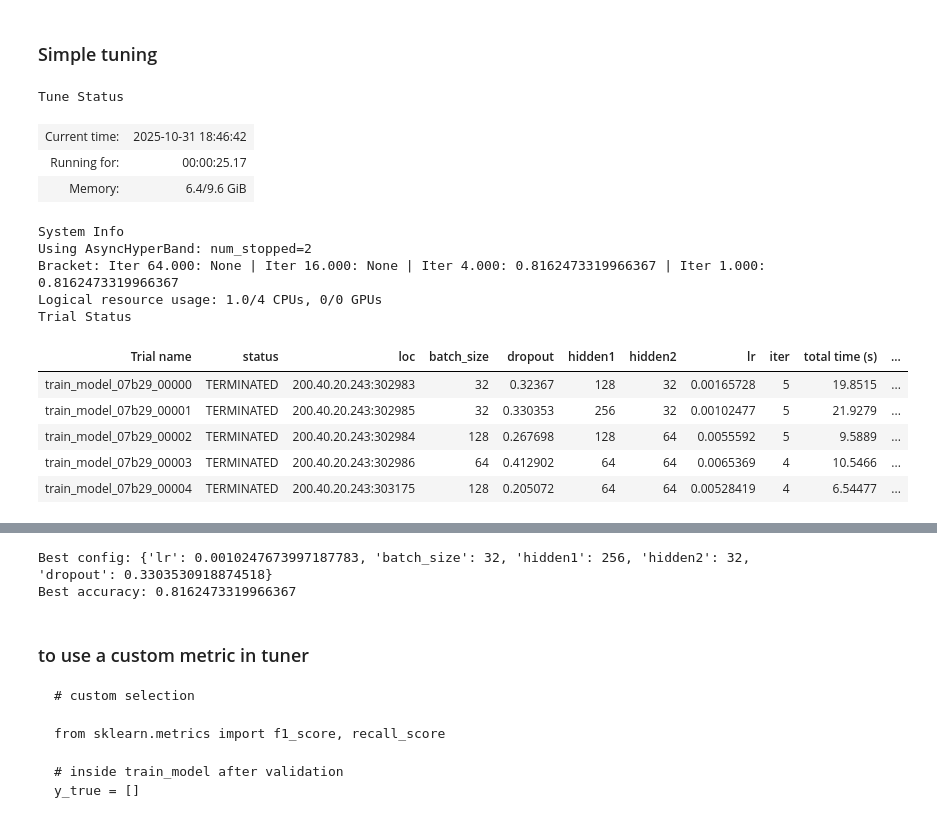
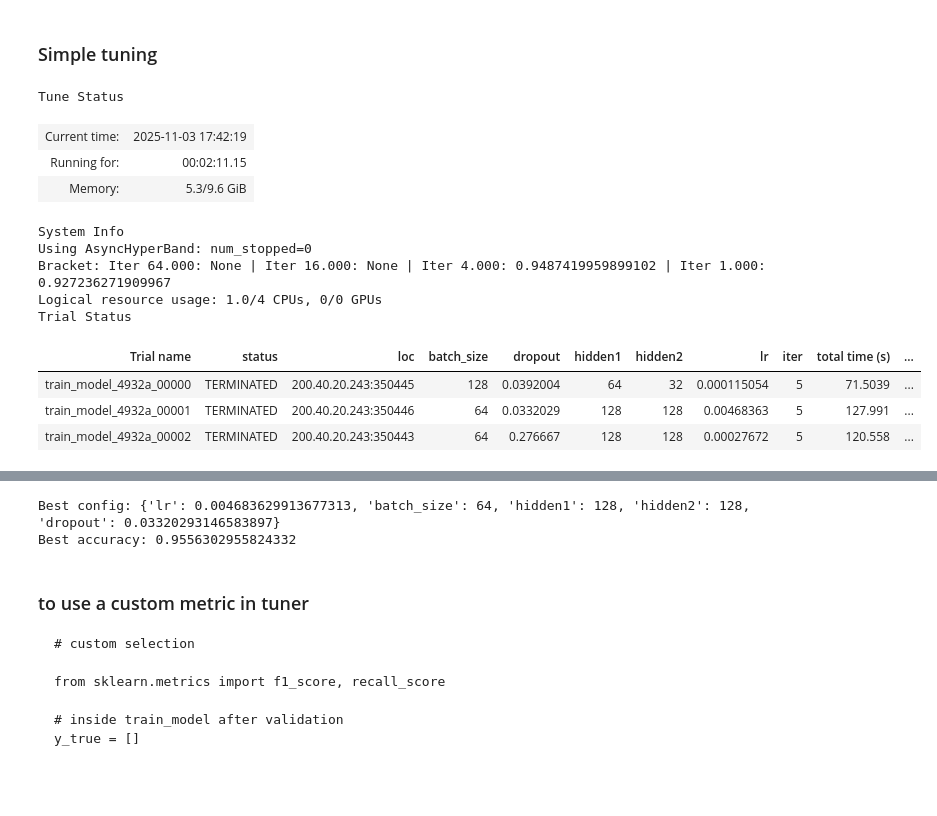
Before and after one commit to MNGARCIA085/AI-Driven-Network-Security, a Jupyter notebook: notebooks/EDA and Quick Prototyping.ipynb, the cells around one changed output, grey strips where cells are left out. Saved outputs shown, nothing was run; the diff lists cells and outputs as text; code cells hidden in the pictures; blank space fills up the shorter version.

```diff
--- a/notebooks/EDA and Quick Prototyping.ipynb
+++ b/notebooks/EDA and Quick Prototyping.ipynb
@@ -222,5 +143,0 @@ df.shape
-# %%
-# we have no mjssing values but if i had i can use:
-# Drop columns where >50% values are missing
-threshold = 0.5
-df = df.loc[:, df.isna().mean() < threshold]
@@ -547,15 +531,0 @@ X_val_scaled = pd.DataFrame(scaler.transform(X_val), columns=X_val.columns)
-# %%
-# -----------------------------
-# Convert data to PyTorch tensors
-# -----------------------------
-X_train_tensor = torch.tensor(X_train_scaled.values, dtype=torch.float32)
-y_train_tensor = torch.tensor(y_train.values, dtype=torch.long)
-
-X_val_tensor = torch.tensor(X_val_scaled.values, dtype=torch.float32)
-y_val_tensor = torch.tensor(y_val.values, dtype=torch.long)
-
-train_dataset = TensorDataset(X_train_tensor, y_train_tensor)
-val_dataset = TensorDataset(X_val_tensor, y_val_tensor)
-
-train_loader = DataLoader(train_dataset, batch_size=64, shuffle=True)
-val_loader = DataLoader(val_dataset, batch_size=64, shuffle=False)
@@ -583,6 +588,5 @@ model = SimpleNN(input_size, num_classes)
 # %%
 import copy
-
 
 # -----------------------------
 # Loss and optimizer
@@ -591,10 +595,10 @@ criterion = nn.CrossEntropyLoss()
 optimizer = optim.Adam(model.parameters(), lr=0.001)
 
 # -----------------------------
-# 4️⃣ Training loop with Early Stopping
+# Training loop with Early Stopping
 # -----------------------------
-num_epochs = 15
-patience = 5  # stop if val accuracy does not improve after 5 epochs
+num_epochs = 10
+patience = 3  # stop if val accuracy does not improve after 5 epochs
 best_val_acc = 0
 epochs_no_improve = 0
 best_model = copy.deepcopy(model.state_dict())
@@ -654,13 +655,14 @@ Epoch 15/15, Validation Accuracy: 0.9795
 # %%
 # -----------------------------
-# 5️⃣ Evaluate on validation set
+# Evaluate on validation set
 # -----------------------------
+
 model.eval()
 with torch.no_grad():
-    y_val_pred_probs = model(X_val_tensor)
+    y_val_pred_probs = model(torch.tensor(X_val, dtype=torch.float32))
     y_val_pred = torch.argmax(y_val_pred_probs, 1)
 
-y_val_true = y_val_tensor.numpy()
+y_val_true = y_val #y_val_tensor
 y_val_pred = y_val_pred.numpy()
 
 # Classification report
@@ -673,9 +675,9 @@ print("\nConfusion Matrix:\n")
 print(pd.DataFrame(cm, index=range(num_classes), columns=range(num_classes)))
 
 # -----------------------------
-# 6️⃣ ROC curve (One-vs-Rest)
+# ROC curve (One-vs-Rest)
 # -----------------------------
-y_val_onehot = nn.functional.one_hot(y_val_tensor, num_classes=num_classes).numpy()
+y_val_onehot = nn.functional.one_hot(torch.tensor(y_val), num_classes=num_classes).numpy() #y_val_tensor
 y_score = nn.Softmax(dim=1)(y_val_pred_probs).numpy()
 
 plt.figure(figsize=(10,8))
@@ -811,48 +794,47 @@ search_space = {
 scheduler = ASHAScheduler(metric="val_accuracy", mode="max")
 
 
+# later on top
 input_size = X_train.shape[1]
-num_classes = len(y_train.unique())
+num_classes = n_classes = np.unique(y_train).size
 
 
 tuner = tune.Tuner(
     tune.with_resources(
         tune.with_parameters(
             train_model,
             X_train=X_train,
             y_train=y_train,
             X_val=X_val,
             y_val=y_val,
             input_size=input_size,
             num_classes=num_classes,
         ),
-        resources={"cpu": 1}  # adjust for your machine
+        resources={"cpu": 1}
     ),
     tune_config=tune.TuneConfig(
-        num_samples=5,  # number of configs to test
+        num_samples=3,  # number of configs to test
         scheduler=scheduler
     ),
     param_space=search_space,
 )
 
 results = tuner.fit()
 
 best_result = results.get_best_result("val_accuracy", "max")
 print("Best config:", best_result.config)
 print("Best accuracy:", best_result.metrics["val_accuracy"])
 # %% [output]
 Tune Status
-| Current time: | 2025-10-31 18:46:42 |
-| Running for: | 00:00:25.17 |
-| Memory: | 6.4/9.6 GiB |
+| Current time: | 2025-11-03 17:42:19 |
+| Running for: | 00:02:11.15 |
+| Memory: | 5.3/9.6 GiB |
 System Info
-Using AsyncHyperBand: num_stopped=2
-Bracket: Iter 64.000: None | Iter 16.000: None | Iter 4.000: 0.8162473319966367 | Iter 1.000: 0.8162473319966367
+Using AsyncHyperBand: num_stopped=0
+Bracket: Iter 64.000: None | Iter 16.000: None | Iter 4.000: 0.9487419959899102 | Iter 1.000: 0.927236271909967
 Logical resource usage: 1.0/4 CPUs, 0/0 GPUs
 Trial Status
 | Trial name | status | loc | batch_size | dropout | hidden1 | hidden2 | lr | iter | total time (s) | ... |
-| train_model_07b29_00000 | TERMINATED | 200.40.20.243:302983 | 32 | 0.32367 | 128 | 32 | 0.00165728 | 5 | 19.8515 | ... |
-| train_model_07b29_00001 | TERMINATED | 200.40.20.243:302985 | 32 | 0.330353 | 256 | 32 | 0.00102477 | 5 | 21.9279 | ... |
-| train_model_07b29_00002 | TERMINATED | 200.40.20.243:302984 | 128 | 0.267698 | 128 | 64 | 0.0055592 | 5 | 9.5889 | ... |
-| train_model_07b29_00003 | TERMINATED | 200.40.20.243:302986 | 64 | 0.412902 | 64 | 64 | 0.0065369 | 4 | 10.5466 | ... |
-| train_model_07b29_00004 | TERMINATED | 200.40.20.243:303175 | 128 | 0.205072 | 64 | 64 | 0.00528419 | 4 | 6.54477 | ... |
+| train_model_4932a_00000 | TERMINATED | 200.40.20.243:350445 | 128 | 0.0392004 | 64 | 32 | 0.000115054 | 5 | 71.5039 | ... |
+| train_model_4932a_00001 | TERMINATED | 200.40.20.243:350446 | 64 | 0.0332029 | 128 | 128 | 0.00468363 | 5 | 127.991 | ... |
+| train_model_4932a_00002 | TERMINATED | 200.40.20.243:350443 | 64 | 0.276667 | 128 | 128 | 0.00027672 | 5 | 120.558 | ... |
@@ -861,5 +843,5 @@ Trial Status
-Best config: {'lr': 0.0010247673997187783, 'batch_size': 32, 'hidden1': 256, 'hidden2': 32, 'dropout': 0.3303530918874518}
-Best accuracy: 0.8162473319966367
+Best config: {'lr': 0.004683629913677313, 'batch_size': 64, 'hidden1': 128, 'hidden2': 128, 'dropout': 0.03320293146583897}
+Best accuracy: 0.9556302955824332
 # %% [markdown]
 ### to use a custom metric in tuner
 
```
Also changed, not shown: parts of 66 cells of this notebook.
